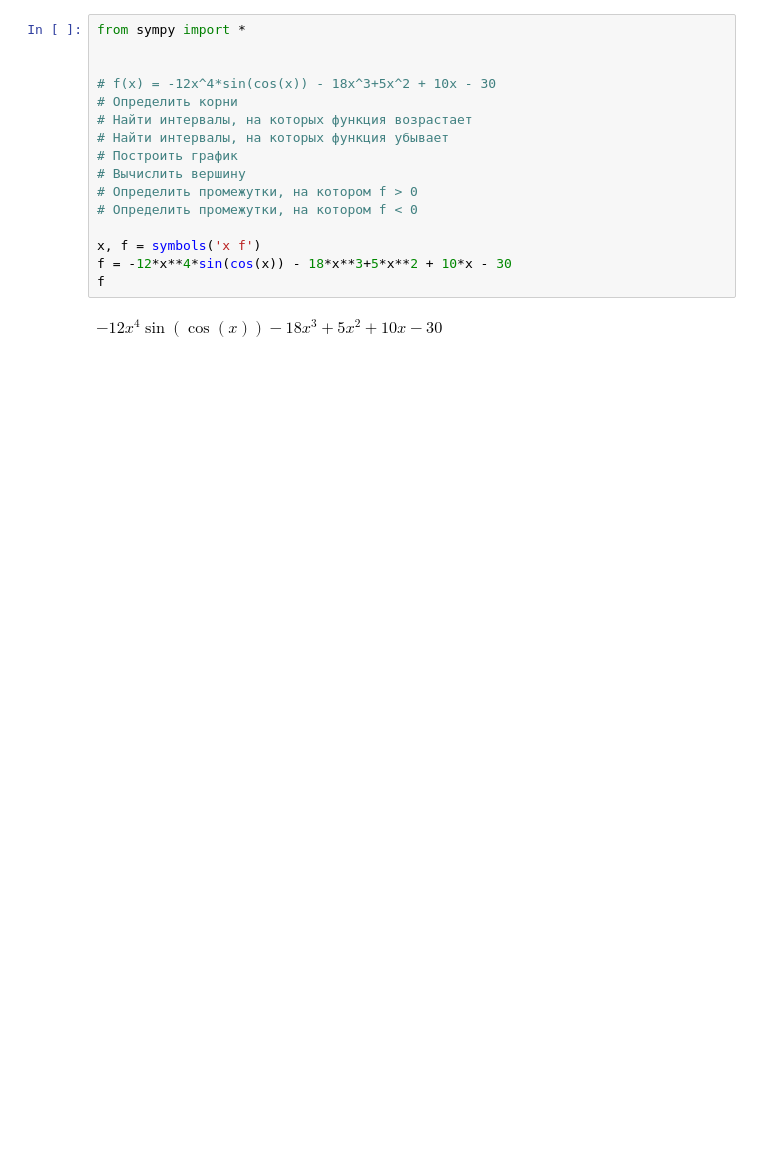
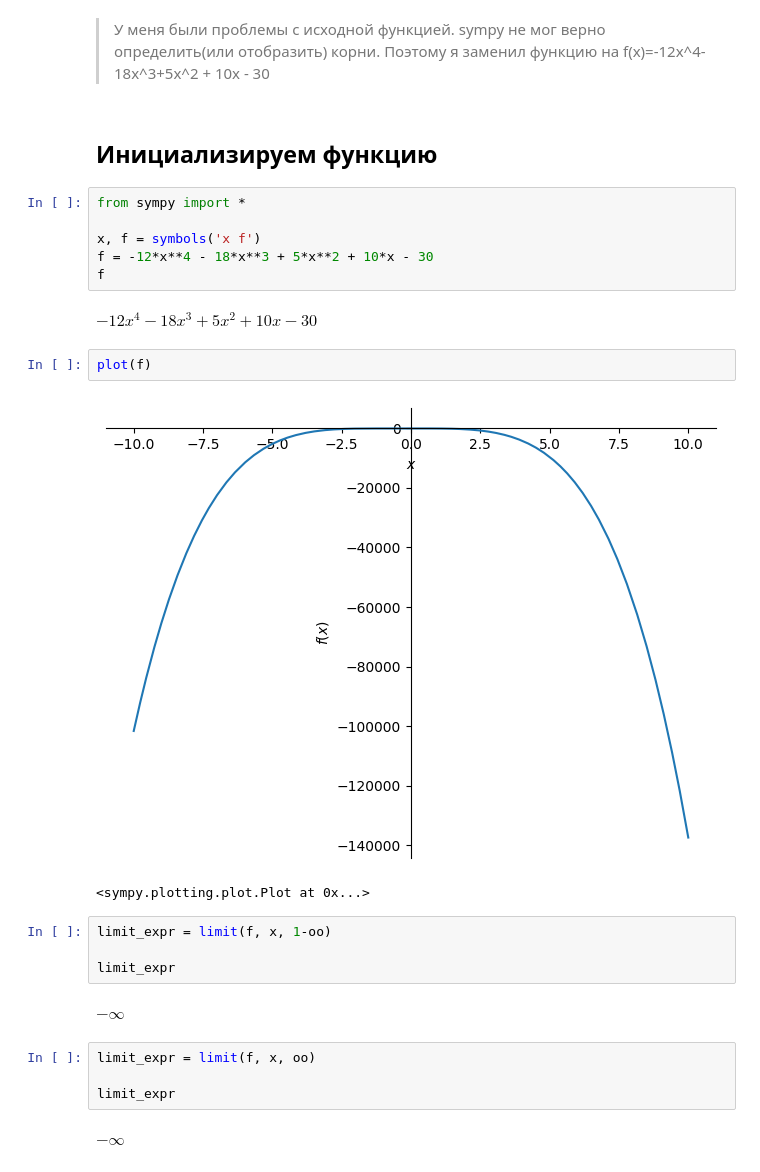
Before and after one commit to TooRich13/GEEKBRAINS_Projects, a Jupyter notebook: Знакомство с Python/Lesson_11/main.ipynb, the cells around one changed output. Cells and saved outputs as stored; diff of their text form; blank space fills up the shorter version.

```diff
--- a/Знакомство с Python/Lesson_11/main.ipynb
+++ b/Знакомство с Python/Lesson_11/main.ipynb
@@ -1,18 +10,29 @@
+# %% [markdown]
+>У меня были проблемы с исходной функцией. sympy не мог верно определить(или отобразить) корни. Поэтому я заменил  функцию на f(x)=-12x^4- 18x^3+5x^2 + 10x - 30
+# %% [markdown]
+## Инициализируем функцию ##
 # %%
 from sympy import *
 
-
-# f(x) = -12x^4*sin(cos(x)) - 18x^3+5x^2 + 10x - 30
-# Определить корни
-# Найти интервалы, на которых функция возрастает
-# Найти интервалы, на которых функция убывает
-# Построить график
-# Вычислить вершину
-# Определить промежутки, на котором f > 0
-# Определить промежутки, на котором f < 0
-
 x, f = symbols('x f')
-f = -12*x**4*sin(cos(x)) - 18*x**3+5*x**2 + 10*x - 30
+f = -12*x**4 - 18*x**3 + 5*x**2 + 10*x - 30
 f
 # %% [output]
-$\displaystyle - 12 x^{4} \sin{\left(\cos{\left(x \right)} \right)} - 18 x^{3} + 5 x^{2} + 10 x - 30$
+$\displaystyle - 12 x^{4} - 18 x^{3} + 5 x^{2} + 10 x - 30$
+# %%
+plot(f)
+# %% [output]
+[figure, added]
+<sympy.plotting.plot.Plot at 0x...>
+# %%
+limit_expr = limit(f, x, 1-oo)
+
+limit_expr
+# %% [output]
+$\displaystyle -\infty$
+# %%
+limit_expr = limit(f, x, oo)
+
+limit_expr
+# %% [output]
+$\displaystyle -\infty$
```
Also changed, not shown: parts of 20 cells of this notebook.
